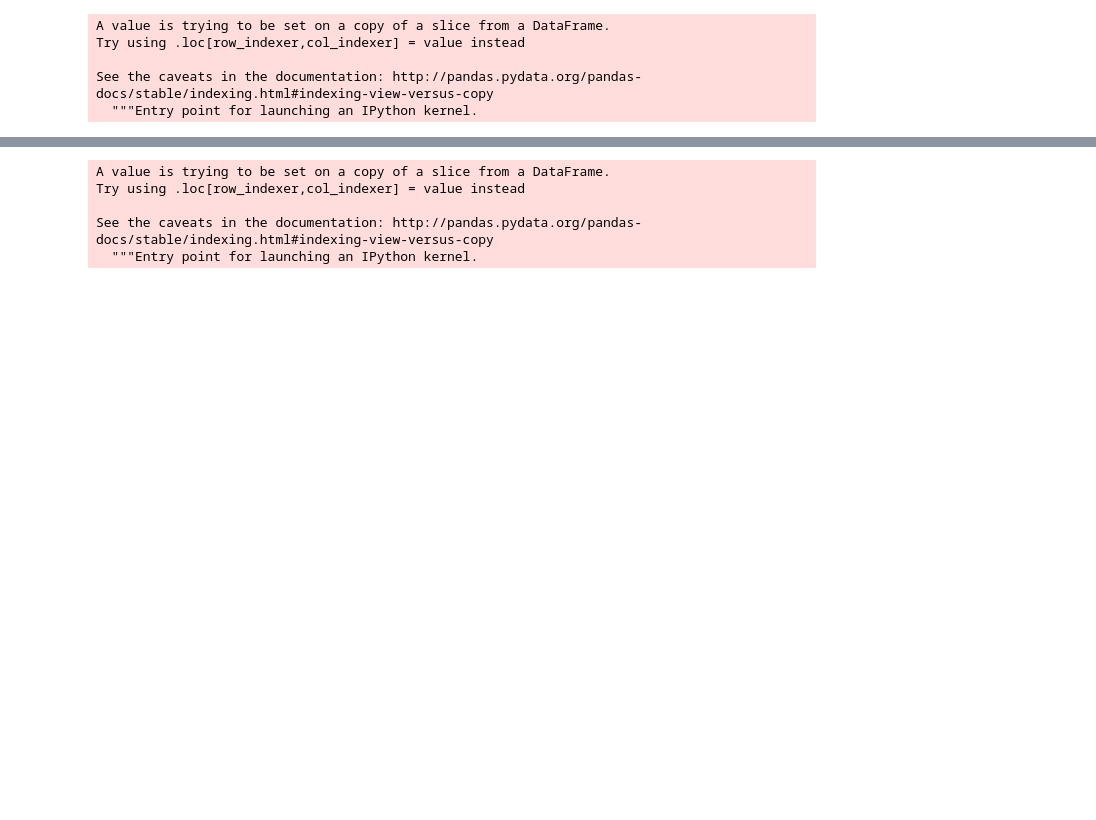
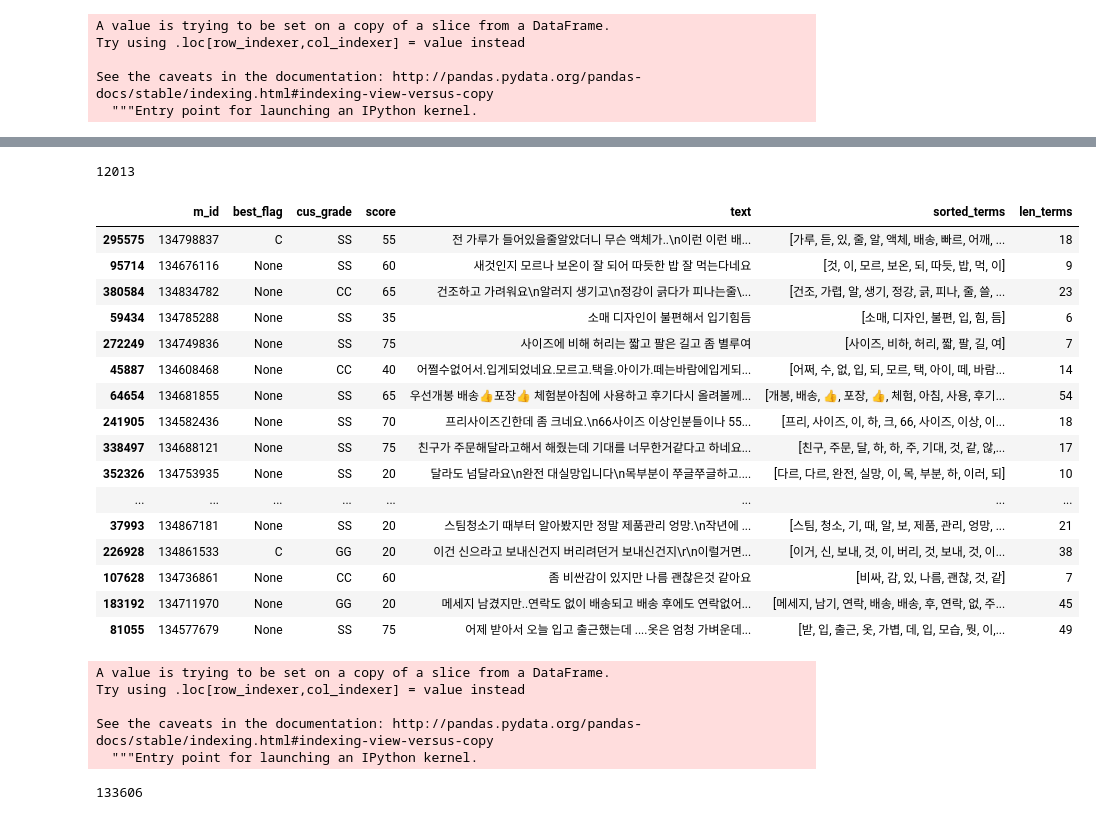
Before and after one commit to joonable/playground, a Jupyter notebook: prd_review/select_trainset.ipynb, the cells around one changed output, grey strips where cells are left out. Drawn from its saved outputs; the diff is of its cells as text; code cells hidden in the pictures; blank space fills up the shorter version.

```diff
--- a/prd_review/select_trainset.ipynb
+++ b/prd_review/select_trainset.ipynb
@@ -72,6 +100,29 @@ See the caveats in the documentation: http://pandas.pydata.org/pandas-docs/stabl
 # %%
 # 0 : len_terms 5 이상 / score <= 75
 df_negative = df.loc[(df.len_terms>5)  & (df.score <= 75)]
+len(df_negative)
+# %% [output]
+12013
+# %%
+df_negative.sample(20)
+# %% [output]
+|  | m_id | best_flag | cus_grade | score | text | sorted_terms | len_terms |
+| 295575 | 134798837 | C | SS | 55 | 전 가루가 들어있을줄알았더니 무슨 액체가..\n이런 이런 배... | [가루, 듣, 있, 줄, 알, 액체, 배송, 빠르, 어깨, ... | 18 |
+| 95714 | 134676116 | None | SS | 60 | 새것인지 모르나 보온이 잘 되어 따듯한 밥 잘 먹는다네요 | [것, 이, 모르, 보온, 되, 따듯, 밥, 먹, 이] | 9 |
+| 380584 | 134834782 | None | CC | 65 | 건조하고 가려워요\n알러지 생기고\n정강이 긁다가 피나는줄\... | [건조, 가렵, 알, 생기, 정강, 긁, 피나, 줄, 쓸, ... | 23 |
+| 59434 | 134785288 | None | SS | 35 | 소매 디자인이 불편해서 입기힘듬 | [소매, 디자인, 불편, 입, 힘, 듬] | 6 |
+| 272249 | 134749836 | None | SS | 75 | 사이즈에 비해 허리는 짧고 팔은 길고 좀 별루여 | [사이즈, 비하, 허리, 짧, 팔, 길, 여] | 7 |
+| 45887 | 134608468 | None | CC | 40 | 어쩔수없어서.입게되었네요.모르고.택을.아이가.떼는바람에입게되... | [어쩌, 수, 없, 입, 되, 모르, 택, 아이, 떼, 바람... | 14 |
+| 64654 | 134681855 | None | SS | 65 | 우선개봉 배송👍포장👍 체험분아침에 사용하고 후기다시 올려볼께... | [개봉, 배송, 👍, 포장, 👍, 체험, 아침, 사용, 후기... | 54 |
+| 241905 | 134582436 | None | SS | 70 | 프리사이즈긴한데 좀 크네요.\n66사이즈 이상인분들이나 55... | [프리, 사이즈, 이, 하, 크, 66, 사이즈, 이상, 이... | 18 |
+| 338497 | 134688121 | None | SS | 75 | 친구가 주문해달라고해서 해줬는데 기대를 너무한거같다고 하네요... | [친구, 주문, 달, 하, 하, 주, 기대, 것, 같, 않,... | 17 |
+| 352326 | 134753935 | None | SS | 20 | 달라도 넘달라요\n완전 대실망입니다\n목부분이 쭈글쭈글하고.... | [다르, 다르, 완전, 실망, 이, 목, 부분, 하, 이러, 되] | 10 |
+| ... | ... | ... | ... | ... | ... | ... | ... |
+| 37993 | 134867181 | None | SS | 20 | 스팀청소기 때부터 알아봤지만 정말 제품관리 엉망.\n작년에 ... | [스팀, 청소, 기, 때, 알, 보, 제품, 관리, 엉망, ... | 21 |
+| 226928 | 134861533 | C | GG | 20 | 이건 신으라고 보내신건지 버리려던거 보내신건지\r\n이럴거면... | [이거, 신, 보내, 것, 이, 버리, 것, 보내, 것, 이... | 38 |
+| 107628 | 134736861 | None | CC | 60 | 좀 비싼감이 있지만 나름 괜찮은것 같아요 | [비싸, 감, 있, 나름, 괜찮, 것, 같] | 7 |
+| 183192 | 134711970 | None | GG | 20 | 메세지 남겼지만..연락도 없이 배송되고 배송 후에도 연락없어... | [메세지, 남기, 연락, 배송, 배송, 후, 연락, 없, 주... | 45 |
+| 81055 | 134577679 | None | SS | 75 | 어제 받아서 오늘 입고 출근했는데 ....옷은 엄청 가벼운데... | [받, 입, 출근, 옷, 가볍, 데, 입, 모습, 뭣, 이,... | 49 |
 # %%
 df_negative['y'] = 0
 df_negative = df_negative[['text', 'sorted_terms', 'y']]
@@ -87,0 +137,4 @@ df_train.to_pickle('df_train.pkl')
+# %%
+len(df_dataset)
+# %% [output]
+133606
```
Also changed, not shown: parts of 28 cells of this notebook, 5 other files.
